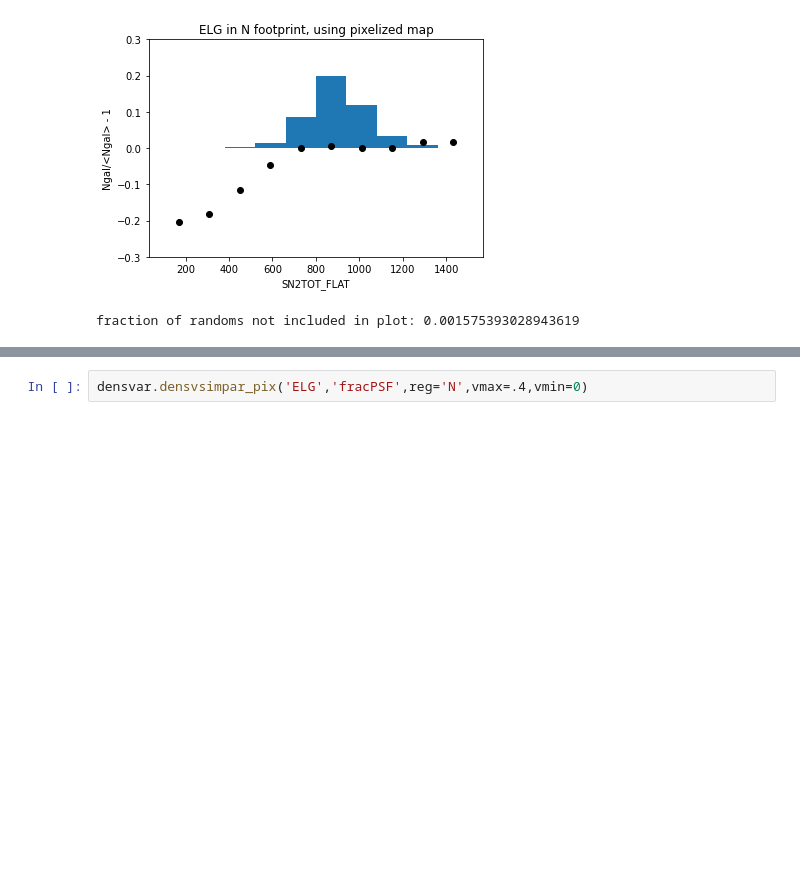
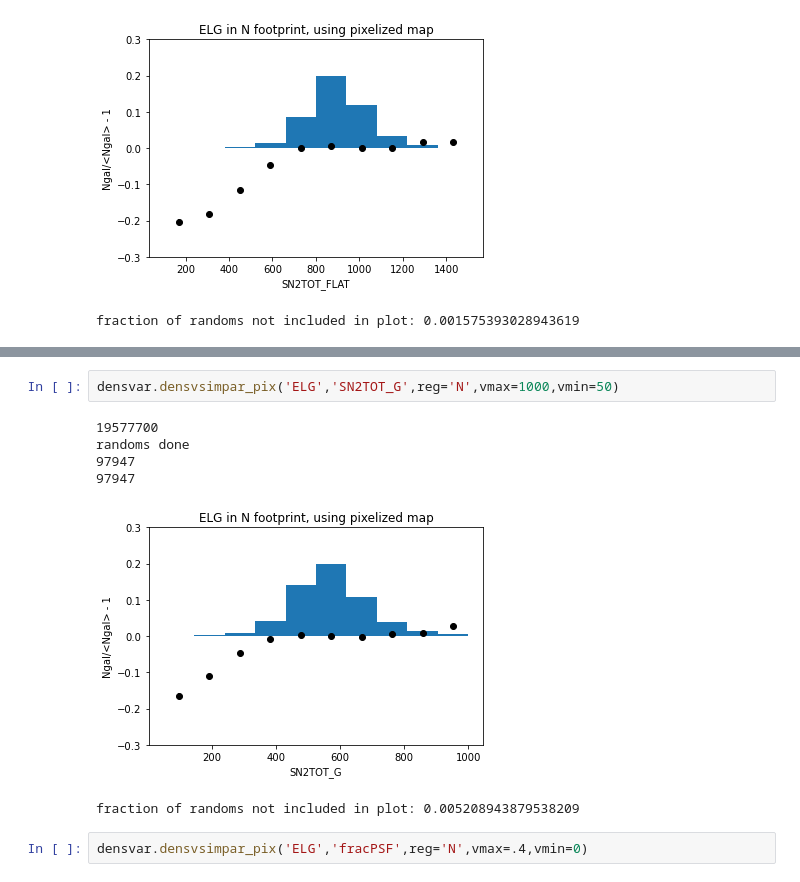
Before and after one commit to desihub/LSS, a Jupyter notebook: Sandbox/imaging/ELGEBV.ipynb, the cells around one changed output, grey strips where cells are left out. Drawn from its saved outputs; the diff is of its cells as text; blank space fills up the shorter version.

Commit message:
add color mag density histograms to notebook

```diff
--- a/Sandbox/imaging/ELGEBV.ipynb
+++ b/Sandbox/imaging/ELGEBV.ipynb
@@ -136,3 +146,12 @@ fraction of randoms not included in plot: 0.001575393028943619
+# %%
+densvar.densvsimpar_pix('ELG','SN2TOT_G',reg='N',vmax=1000,vmin=50)
+# %% [output]
+19577700
+randoms done
+97947
+97947
+[figure, added]
+fraction of randoms not included in plot: 0.005208943879538209
 # %%
 densvar.densvsimpar_pix('ELG','fracPSF',reg='N',vmax=.4,vmin=0)
 # %% [output]
```
Also changed, not shown: parts of 26 cells of this notebook, 2 other files.
